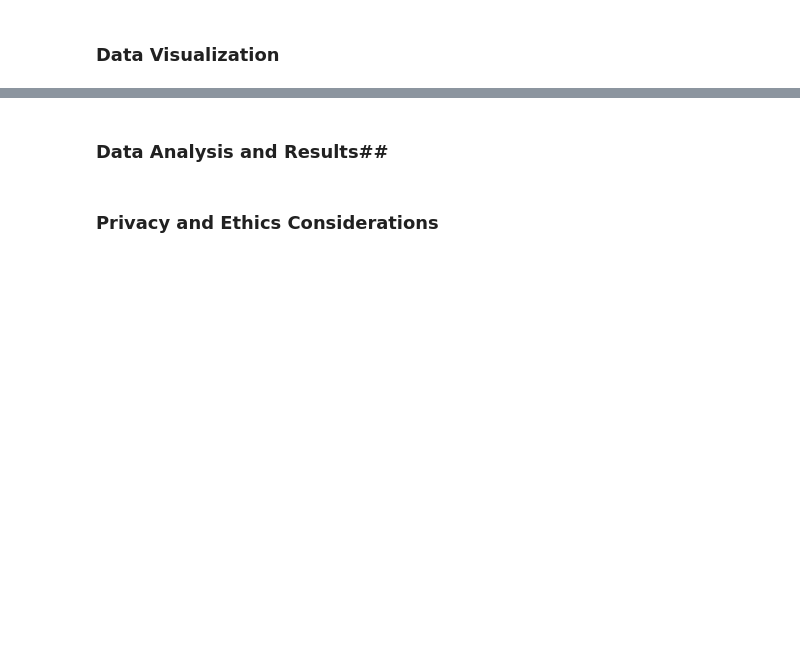
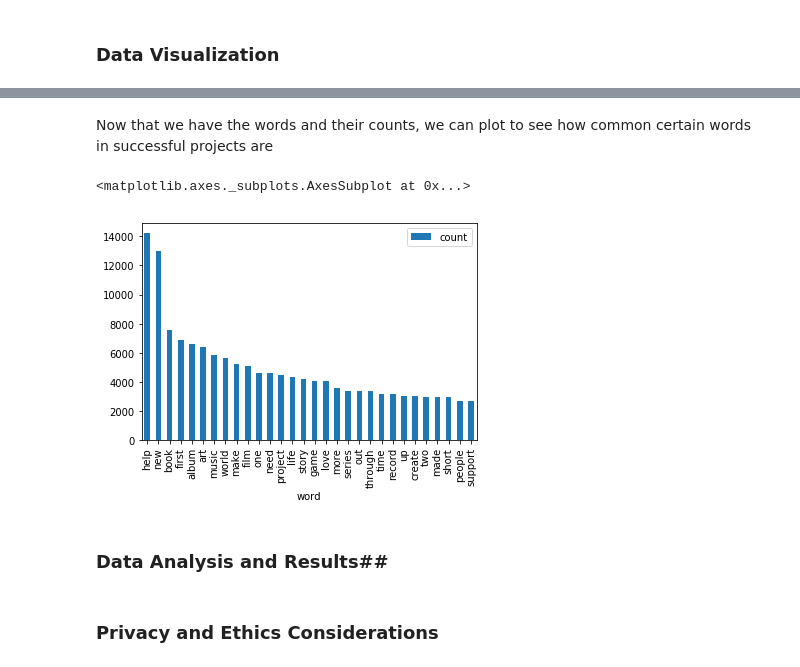
Before and after one commit to DP-20/Cogs108, a Jupyter notebook: Final Project.ipynb, the cells around one changed output, grey strips where cells are left out. Cells and saved outputs as stored; diff of their text form; code cells hidden in the pictures; blank space fills up the shorter version.

```diff
--- a/Final Project.ipynb
+++ b/Final Project.ipynb
@@ -136,0 +199,3 @@ df.loc[df.isnull().any(axis=1)==True,:]
+# %%
+# Get rid of kickstarters that are live or failed
+df_successful = df.loc[df['state']=='successful',:]
@@ -136,0 +225,14 @@ df.loc[df.isnull().any(axis=1)==True,:]
+# %%
+# Drop stop words
+common = ['a','able','about','across','after','all','almost','also','am','among','an','and','any','are',
+          'as','at','be','because','been','but','by','can','cannot','could','dear','did','do','does',
+          'either','else','ever','every','for','from','get','got','had','has','have','he','her','hers',
+          'him','his','how','however','i','if','in','into','is','it','its','just','least','let','like',
+          'likely','may','me','might','most','must','my','neither','no','nor','not','of','off','often',
+          'on','only','or','other','our','own','rather','said','say','says','she','should','since','so',
+          'some','than','that','the','their','them','then','there','these','they','this','tis','to','too',
+          'twas','us','wants','was','we','were','what','when','where','which','while','who','whom','why',
+          'will','with','would','yet','you','your', '-', '&', "i'm", "it's"]
+
+df_words.drop(common, inplace=True)
+df_words.head(n=20)
@@ -136,0 +253,9 @@ df.loc[df.isnull().any(axis=1)==True,:]
+# %%
+# Get rid of words with low frequency
+df_words = df_words.loc[df_words['count']>2072,:]
+df_words.sort_values(by=['count'], ascending=False, inplace=True)
+
+# Fix indexing and make column for word
+df_words.reset_index(inplace=True)
+df_words.columns = ['word', 'count']
+df_words.head(n=20)
@@ -137,3 +280,10 @@ df.loc[df.isnull().any(axis=1)==True,:]
+# %% [markdown]
+Now that we have the words and their counts, we can plot to see how common certain words in successful projects are
+# %%
+df_words[0:30].plot(x='word', kind='bar')
+# %% [output]
+<matplotlib.axes._subplots.AxesSubplot at 0x...>
+[figure, added]
 # %% [markdown]
 ### Data Analysis and Results##
 # %% [markdown]
```
Also changed, not shown: parts of 14 cells of this notebook, 1 other file.
